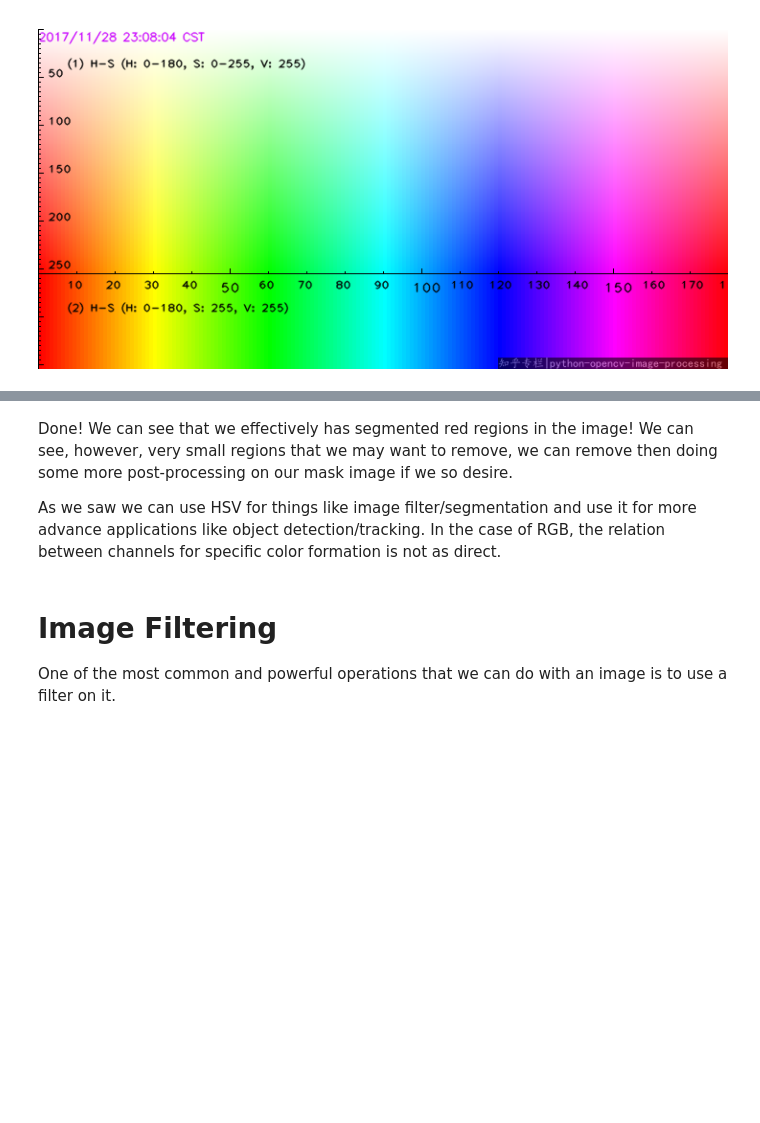
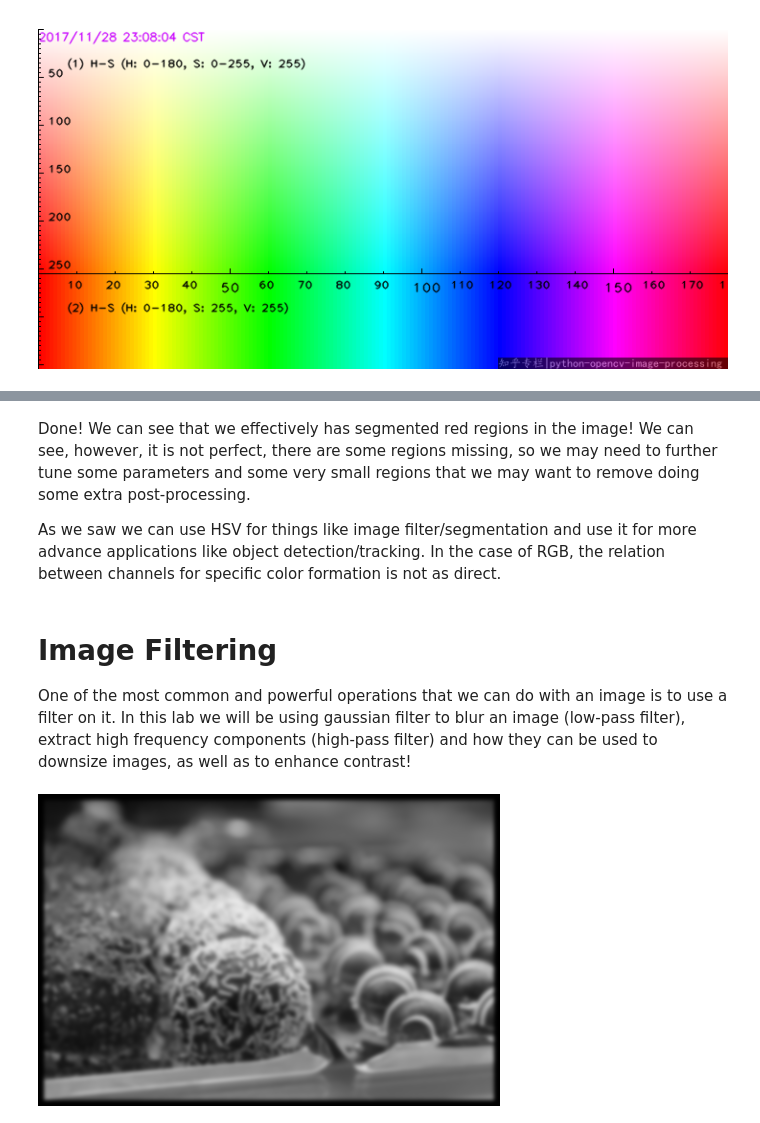
Before and after one commit to kev1092/Lab1, a Jupyter notebook: Lab1_Color_and_Convolutions.ipynb, the cells around one changed output, grey strips where cells are left out. Saved outputs shown, nothing was run; the diff lists cells and outputs as text; code cells hidden in the pictures; blank space fills up the shorter version.

```diff
--- a/Lab1_Color_and_Convolutions.ipynb
+++ b/Lab1_Color_and_Convolutions.ipynb
@@ -92,13 +92,13 @@ Y' = 0.299 R' + 0.587 G' + .114 B'
 # %%
 # TO DO: use the weighted sum from above to calculate your gray image
 
-#im2 = ...
+#imgg2 = ...
 
-im2 = img[:,:,0]*0.114 + img[:,:,1]*0.587 + img[:,:,2]*0.299
+img2 = img[:,:,0]*0.114 + img[:,:,1]*0.587 + img[:,:,2]*0.299
 
 # Now let's try again!
 
-cv2_imshow(im2)
+cv2_imshow(img2)
 # %% [output]
 [figure]
 # %% [markdown]
@@ -166,8 +170,25 @@ cv2_imshow(img3)
 # %% [markdown]
-Done! We can see that we effectively has segmented red regions in the image! We can see, however, very small regions that we may want to remove, we can remove then doing some more post-processing on our mask image if we so desire.
+Done! We can see that we effectively has segmented red regions in the image! We can see, however, it is not perfect, there are some regions missing, so we may need to further tune some parameters and some very small regions that we may want to remove doing some extra post-processing.
 
 As we saw we can use HSV for things like image filter/segmentation and use it for more advance applications like object detection/tracking. In the case of RGB, the relation between channels for specific color formation is not as direct.
 # %% [markdown]
 # Image Filtering
 
-One of the most common and powerful operations that we can do with an image is to use a filter on it.
+One of the most common and powerful operations that we can do with an image is to use a filter on it. In this lab we will be using gaussian filter to blur an image (low-pass filter), extract high frequency components (high-pass filter) and how they can be used to downsize images, as well as to enhance contrast!
+# %%
+# we create the grid for our filter
+
+sigma = 2
+x, y = np.meshgrid(np.arange(-3*sigma,3*sigma+1,1), np.arange(-3*sigma,3*sigma+1,1))
+
+# create the actual filter
+filt = np.exp(-( (x**2+y**2) / ( 2.0 * sigma**2 ) ) )
+filt = filt/np.sum(filt)
+# %%
+from scipy import signal
+
+res = signal.convolve2d(img2,filt)
+
+cv2_imshow(res)
+# %% [output]
+[figure, added]
```
Also changed, not shown: parts of 2 cells of this notebook.
